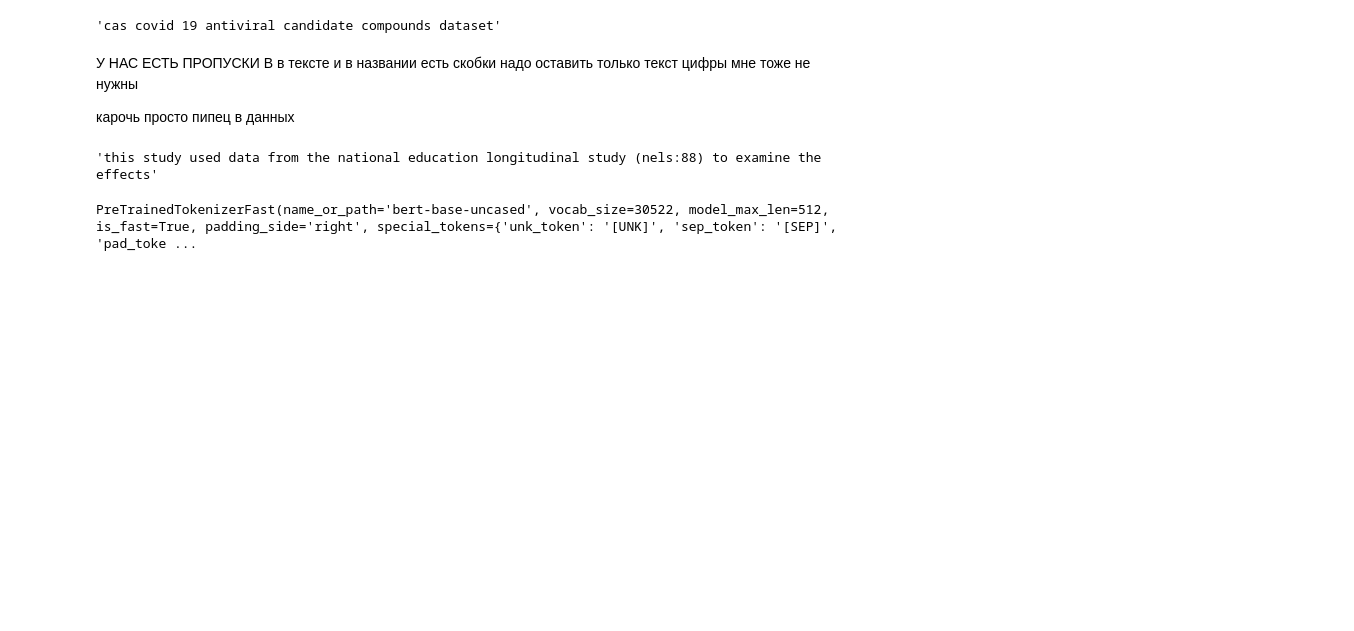
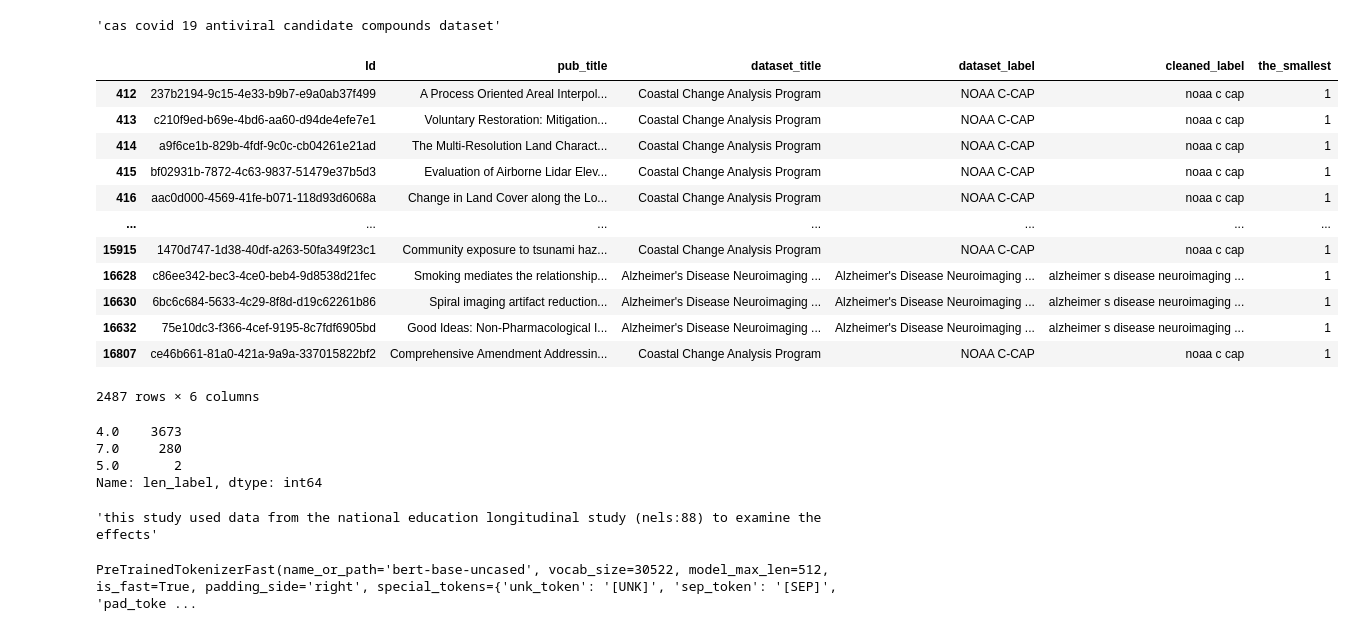
Before and after one commit to beifa/Coleridge_Initiative, a Jupyter notebook: notebook/preprocessing_data.ipynb, the cells around one changed output. Cells and saved outputs as stored; diff of their text form; code cells hidden in the pictures; blank space fills up the shorter version.

```diff
--- a/notebook/preprocessing_data.ipynb
+++ b/notebook/preprocessing_data.ipynb
@@ -381,12 +469,6 @@ clean_text('a 0 g`v)')
 df_head.iloc[19658].cleaned_label
 # %% [output]
 'cas covid 19 antiviral candidate compounds dataset'
-# %% [markdown]
-У НАС ЕСТЬ ПРОПУСКИ В в тексте и в названии
-есть скобки
-надо оставить только текст цифры мне тоже не нужны
-
-карочь просто пипец в данных
 # %%
 def have_digit(txt: str) -> bool:
     return any(char.isdigit() for char in txt)
@@ -396,3 +478,25 @@ reusult = df_head.cleaned_label.apply(lambda x: have_digit(x))
 for i in df_head[reusult].cleaned_label.values:
     if 'cov' not in i:
         print(i)
+# %%
+def the_smallest(txt: str)->int:
+    tmp = list(len(x) for x in txt.split() if not x.isdigit())
+    return tmp[np.argmin(tmp)]
+# %%
+df_head['the_smallest'] = df_head.cleaned_label.apply(lambda x: the_smallest(x))
+# %%
+df_head[df_head.the_smallest == 1]
+# %% [output]
+|  | Id | pub_title | dataset_title | dataset_label | cleaned_label | the_smallest |
+| 412 | 237b2194-9c15-4e33-b9b7-e9a0ab37f499 | A Process Oriented Areal Interpol... | Coastal Change Analysis Program | NOAA C-CAP | noaa c cap | 1 |
+| 413 | c210f9ed-b69e-4bd6-aa60-d94de4efe7e1 | Voluntary Restoration: Mitigation... | Coastal Change Analysis Program | NOAA C-CAP | noaa c cap | 1 |
+| 414 | a9f6ce1b-829b-4fdf-9c0c-cb04261e21ad | The Multi-Resolution Land Charact... | Coastal Change Analysis Program | NOAA C-CAP | noaa c cap | 1 |
+| 415 | bf02931b-7872-4c63-9837-51479e37b5d3 | Evaluation of Airborne Lidar Elev... | Coastal Change Analysis Program | NOAA C-CAP | noaa c cap | 1 |
+| 416 | aac0d000-4569-41fe-b071-118d93d6068a | Change in Land Cover along the Lo... | Coastal Change Analysis Program | NOAA C-CAP | noaa c cap | 1 |
+| ... | ... | ... | ... | ... | ... | ... |
+| 15915 | 1470d747-1d38-40df-a263-50fa349f23c1 | Community exposure to tsunami haz... | Coastal Change Analysis Program | NOAA C-CAP | noaa c cap | 1 |
+| 16628 | c86ee342-bec3-4ce0-beb4-9d8538d21fec | Smoking mediates the relationship... | Alzheimer's Disease Neuroimaging ... | Alzheimer's Disease Neuroimaging ... | alzheimer s disease neuroimaging ... | 1 |
+| 16630 | 6bc6c684-5633-4c29-8f8d-d19c62261b86 | Spiral imaging artifact reduction... | Alzheimer's Disease Neuroimaging ... | Alzheimer's Disease Neuroimaging ... | alzheimer s disease neuroimaging ... | 1 |
+| 16632 | 75e10dc3-f366-4cef-9195-8c7fdf6905bd | Good Ideas: Non-Pharmacological I... | Alzheimer's Disease Neuroimaging ... | Alzheimer's Disease Neuroimaging ... | alzheimer s disease neuroimaging ... | 1 |
+| 16807 | ce46b661-81a0-421a-9a9a-337015822bf2 | Comprehensive Amendment Addressin... | Coastal Change Analysis Program | NOAA C-CAP | noaa c cap | 1 |
+2487 rows × 6 columns
@@ -398,0 +510,7 @@ for i in df_head[reusult].cleaned_label.values:
+# %%
+df_head['len_label'].value_counts()
+# %% [output]
+4.0    3673
+7.0     280
+5.0       2
+Name: len_label, dtype: int64
```
Also changed, not shown: parts of 21 cells of this notebook.
